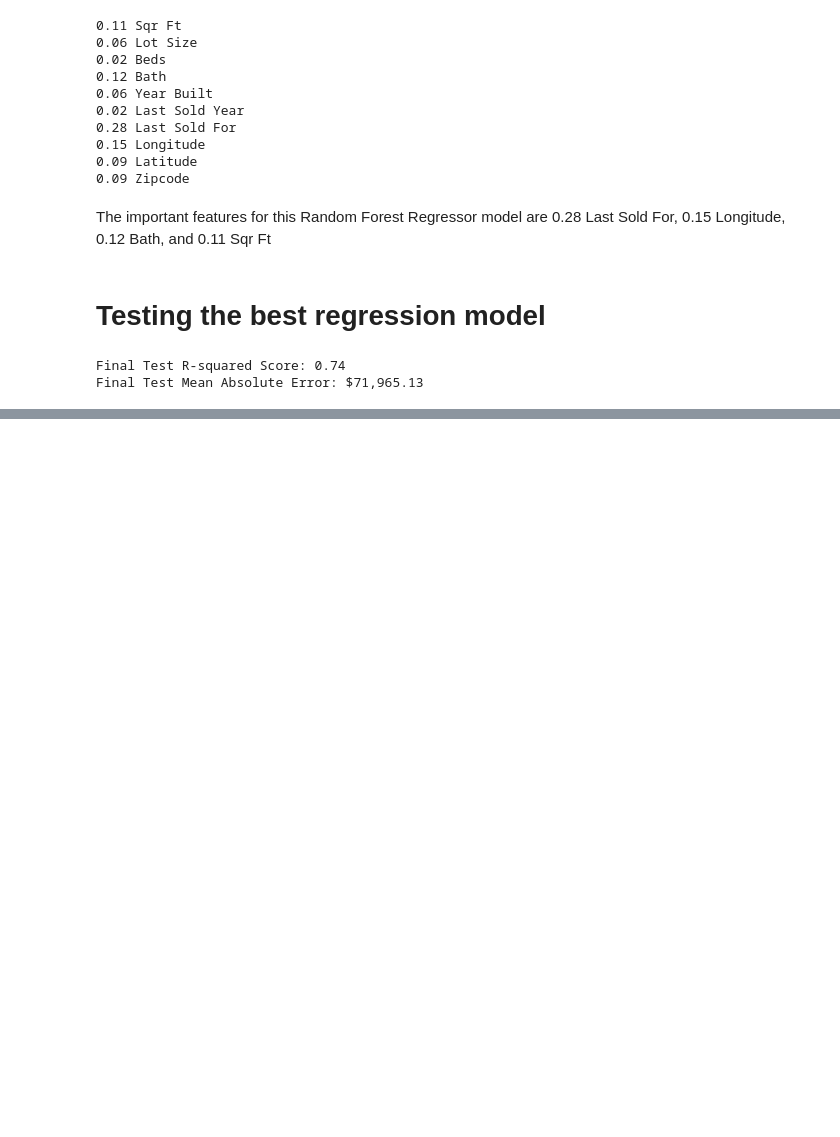
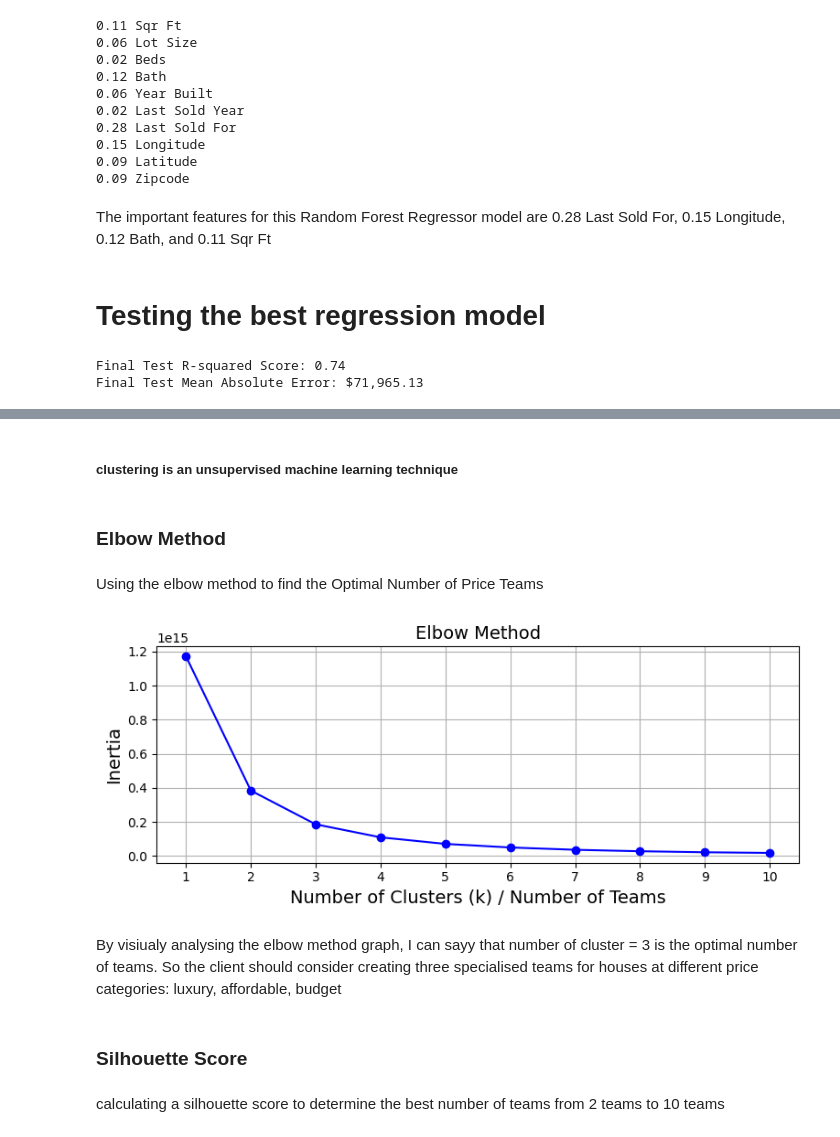
Before and after one commit to CSY2082-2425/House-Price-Prediction-Market-Segmentation, a Jupyter notebook: As1mainAssignment.ipynb, the cells around one changed output, grey strips where cells are left out. Saved outputs shown, nothing was run; the diff lists cells and outputs as text; code cells hidden in the pictures; blank space fills up the shorter version.

Commit message:
Clustering

```diff
--- a/As1mainAssignment.ipynb
+++ b/As1mainAssignment.ipynb
@@ -700,0 +703,46 @@ Final Test Mean Absolute Error: $71,965.13
+# %% [markdown]
+##### clustering is an unsupervised machine learning technique
+# %%
+from sklearn.cluster import KMeans
+
+#creating a copy of the data for clustering
+housePrice_cluster = housePrice_More_cleaned.copy()
+# %%
+#turning the price column into a 2D array
+price_cluster = housePrice_cluster[['Price']]
+# %% [markdown]
+### Elbow Method
+# %% [markdown]
+Using the elbow method to find the Optimal Number of Price Teams
+# %%
+#initializing a list to store the interia values of each model
+Inertias = []
+#starting a range from 1 to 10, and storing that range in the variable k_values to test what would be the best number of teams ranging from 1 team to 10 teams
+k_values = range(1, 11)
+
+for k in k_values:
+        #the number of clusters changes after each loop, looping from number of clusters 1 to 10 clusters
+        kmeans = KMeans(n_clusters=k, random_state=42, n_init=10);
+        #training the model
+        kmeans.fit(price_cluster)
+        #adding the interia value to the list. Interia is the distance btw houses and their cluster center
+        Inertias.append(kmeans.inertia_)
+
+#plotting the elbow curve
+plt.figure(figsize=(8, 3.5))
+plt.title('Elbow Method')
+plt.plot(k_values, Inertias, "bo-")
+plt.xlabel('Number of Clusters (k) / Number of Teams')
+plt.xticks(k_values)
+plt.ylabel('Inertia')
+plt.grid()
+save_fig("cluster_elbow_method")
+plt.show()
+# %% [output]
+[figure, added]
+# %% [markdown]
+By visiualy analysing the elbow method graph, I can sayy that number of cluster = 3 is the optimal number of teams. So the client should consider creating three specialised teams for houses at different price categories: luxury, affordable, budget
+# %% [markdown]
+### Silhouette Score
+# %% [markdown]
+calculating a silhouette score to determine the best number of teams from 2 teams to 10 teams
```
Also changed, not shown: parts of 5 cells of this notebook, 1 other file.
